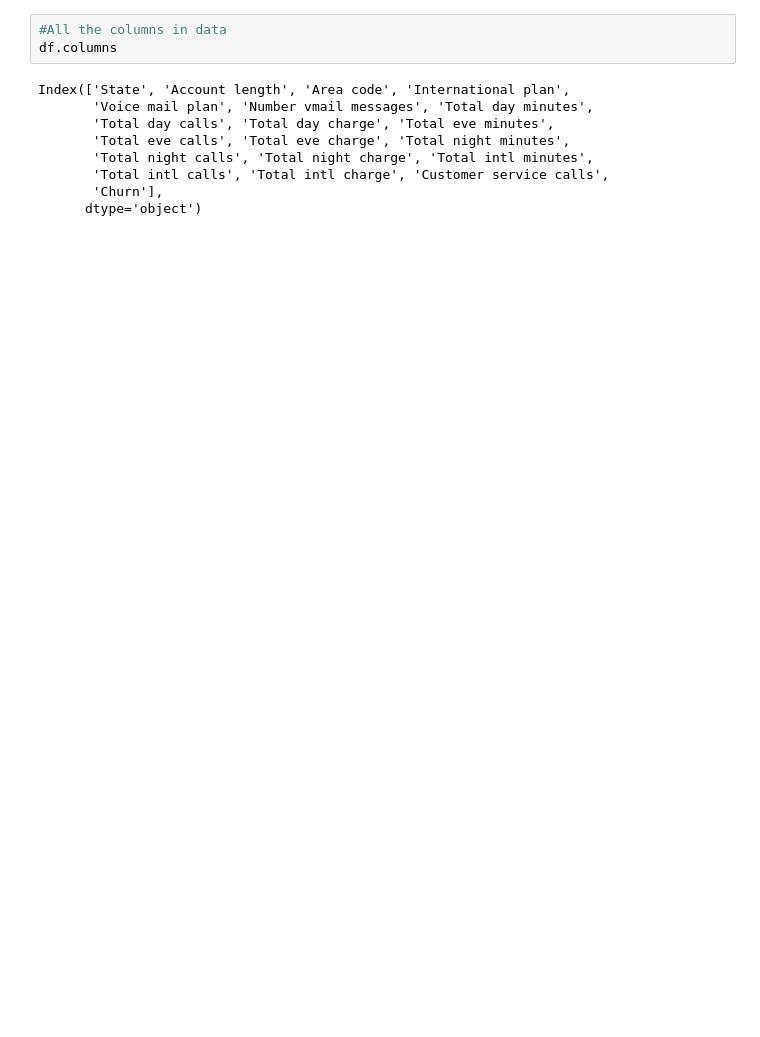
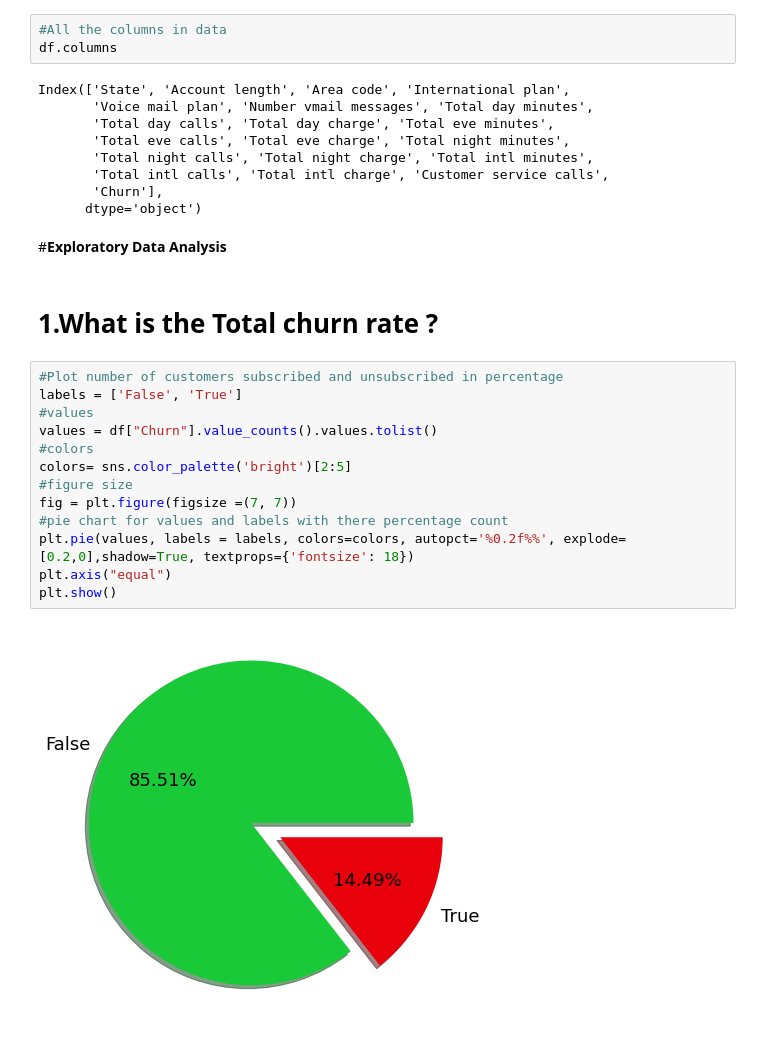
Before and after one commit to Ashfaquesayyed/telecom-churn-analysis, a Jupyter notebook: telecom_churn_analysis.ipynb, the cells around one changed output. Drawn from its saved outputs; the diff is of its cells as text; blank space fills up the shorter version.

```diff
--- a/telecom_churn_analysis.ipynb
+++ b/telecom_churn_analysis.ipynb
@@ -177,3 +177,22 @@ Index(['State', 'Account length', 'Area code', 'International plan',
        'Total intl calls', 'Total intl charge', 'Customer service calls',
        'Churn'],
       dtype='object')
+# %% [markdown]
+#**Exploratory Data Analysis**
+# %% [markdown]
+# **1.What is the Total churn rate ?**
+# %%
+#Plot number of customers subscribed and unsubscribed in percentage
+labels = ['False', 'True']
+#values
+values = df["Churn"].value_counts().values.tolist()
+#colors
+colors= sns.color_palette('bright')[2:5]
+#figure size
+fig = plt.figure(figsize =(7, 7))
+#pie chart for values and labels with there percentage count
+plt.pie(values, labels = labels, colors=colors, autopct='%0.2f%%', explode=[0.2,0],shadow=True, textprops={'fontsize': 18})
+plt.axis("equal")
+plt.show()
+# %% [output]
+[figure, added]
```
Also changed, not shown: parts of 24 cells of this notebook.
